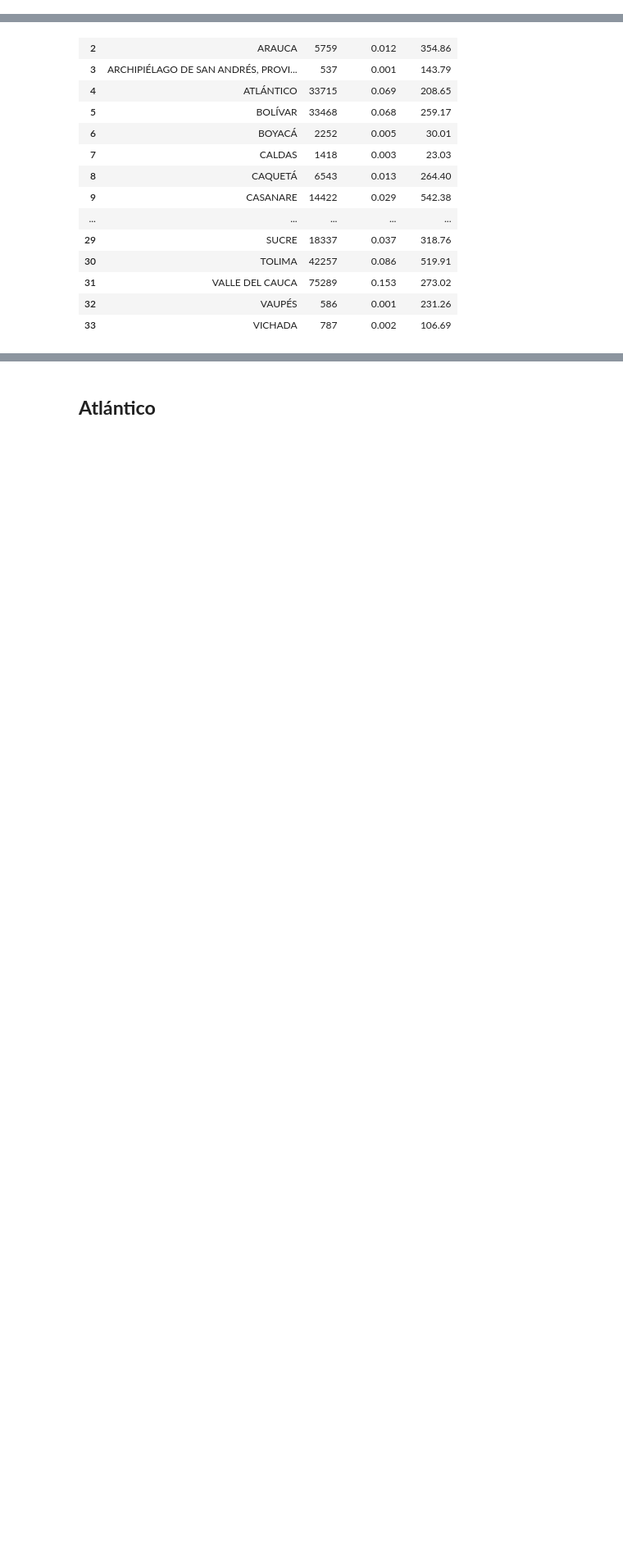
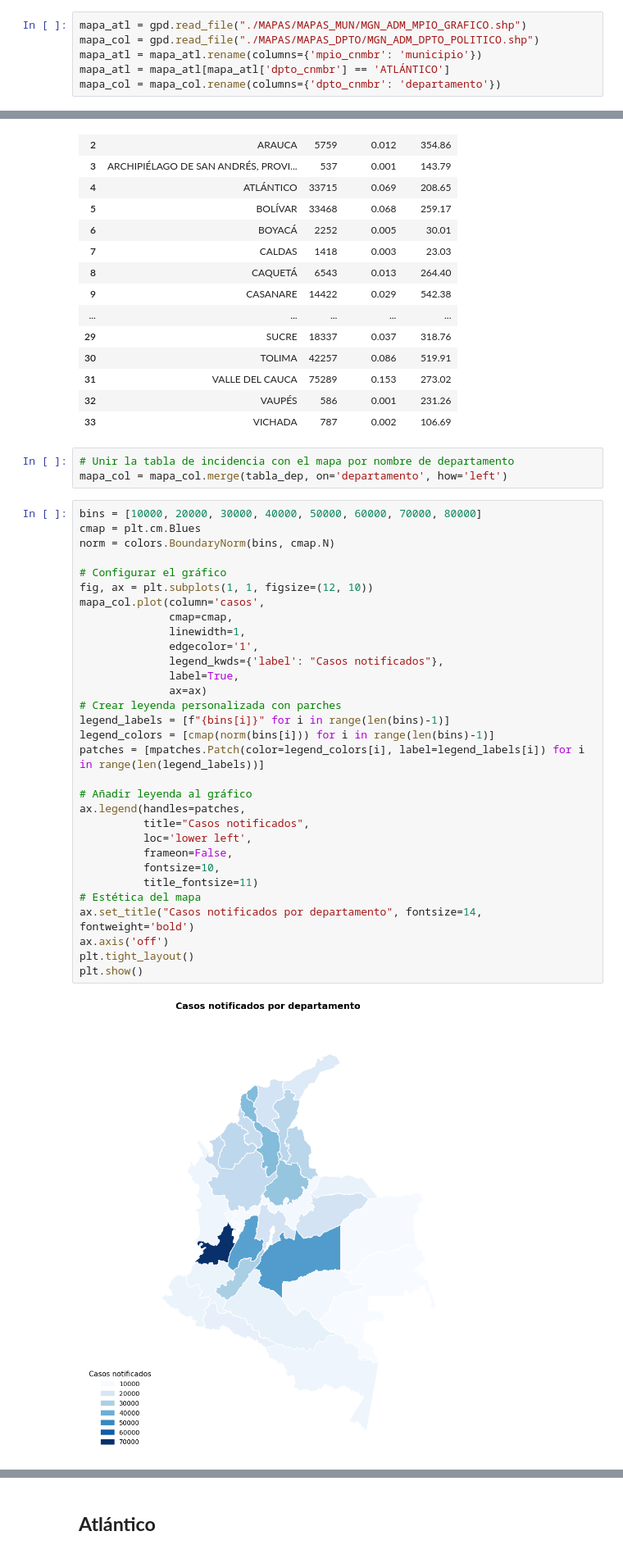
Before and after one commit to Darally06/Dengue_caracterization, a Jupyter notebook: EDA_registros.ipynb, the cells around one changed output, grey strips where cells are left out. Shown at 82% size. Cells and saved outputs as stored; diff of their text form; blank space fills up the shorter version.

```diff
--- a/EDA_registros.ipynb
+++ b/EDA_registros.ipynb
@@ -19,6 +24,12 @@ data_col = pd.read_csv("https://raw.githubusercontent.com/Darally06/ETL_DENGUE/m
 
 pob_atl = pd.read_csv("https://raw.githubusercontent.com/Darally06/ETL_DENGUE/main/DATA/poblacion_depart.csv", encoding='latin-1')
 pob_col = pd.read_csv("https://raw.githubusercontent.com/Darally06/ETL_DENGUE/main/DATA/poblacion_nacional.csv", encoding='latin-1')
+# %%
+mapa_atl = gpd.read_file("./MAPAS/MAPAS_MUN/MGN_ADM_MPIO_GRAFICO.shp")
+mapa_col = gpd.read_file("./MAPAS/MAPAS_DPTO/MGN_ADM_DPTO_POLITICO.shp")
+mapa_atl = mapa_atl.rename(columns={'mpio_cnmbr': 'municipio'})
+mapa_atl = mapa_atl[mapa_atl['dpto_cnmbr'] == 'ATLÁNTICO']
+mapa_col = mapa_col.rename(columns={'dpto_cnmbr': 'departamento'})
 # %%
 display(data_col.info())
 display(data_atl.info())
@@ -224,3 +235,39 @@ display(tabla_dep)
 | 31 | VALLE DEL CAUCA | 75289 | 0.153 | 273.02 |
 | 32 | VAUPÉS | 586 | 0.001 | 231.26 |
 | 33 | VICHADA | 787 | 0.002 | 106.69 |
+# %%
+# Unir la tabla de incidencia con el mapa por nombre de departamento
+mapa_col = mapa_col.merge(tabla_dep, on='departamento', how='left')
+# %%
+bins = [10000, 20000, 30000, 40000, 50000, 60000, 70000, 80000]
+cmap = plt.cm.Blues
+norm = colors.BoundaryNorm(bins, cmap.N)
+
+# Configurar el gráfico
+fig, ax = plt.subplots(1, 1, figsize=(12, 10))
+mapa_col.plot(column='casos',
+              cmap=cmap,
+              linewidth=1,
+              edgecolor='1',
+              legend_kwds={'label': "Casos notificados"},
+              label=True,
+              ax=ax)
+# Crear leyenda personalizada con parches
+legend_labels = [f"{bins[i]}" for i in range(len(bins)-1)]
+legend_colors = [cmap(norm(bins[i])) for i in range(len(bins)-1)]
+patches = [mpatches.Patch(color=legend_colors[i], label=legend_labels[i]) for i in range(len(legend_labels))]
+
+# Añadir leyenda al gráfico
+ax.legend(handles=patches,
+          title="Casos notificados",
+          loc='lower left',
+          frameon=False,
+          fontsize=10,
+          title_fontsize=11)
+# Estética del mapa
+ax.set_title("Casos notificados por departamento", fontsize=14, fontweight='bold')
+ax.axis('off')
+plt.tight_layout()
+plt.show()
+# %% [output]
+[figure, added]
```
Also changed, not shown: parts of 20 cells of this notebook, 6 other files.
